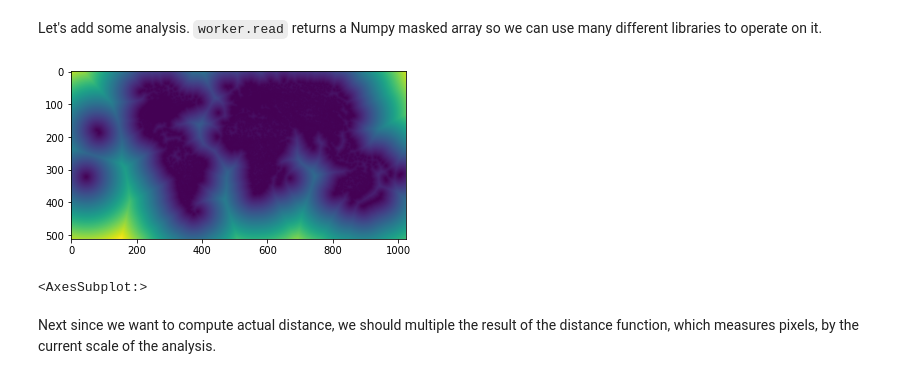
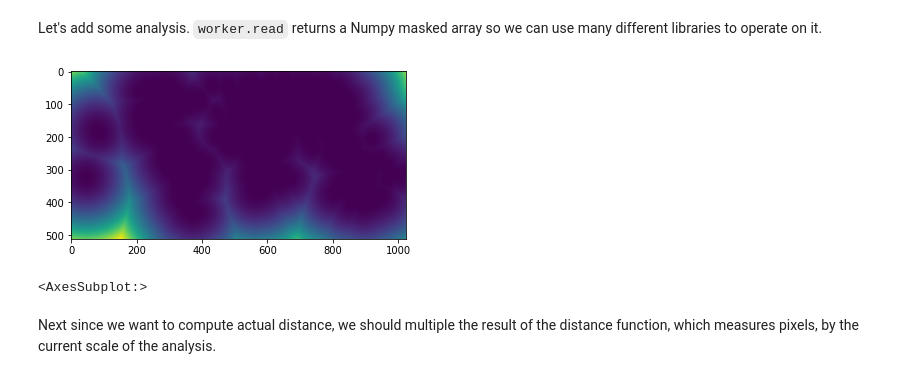
Before and after one commit to Vizzuality/cog_worker, a Jupyter notebook: sphinx_docs/source/examples/2. tutorial.ipynb, the cells around one changed output. Saved outputs shown, nothing was run; the diff lists cells and outputs as text; code cells hidden in the pictures.

```diff
--- a/sphinx_docs/source/examples/2. tutorial.ipynb
+++ b/sphinx_docs/source/examples/2. tutorial.ipynb
@@ -20,7 +20,7 @@ First we'll define our output bounds, scale, and projection using a `cog_worker.
 # %%
 manager = Manager(
     proj = "+proj=moll",  # molleweide
-    scale = 1000,  # meters
+    scale = 10000,  # meters
     bounds = (-180, -90, 180, 90)
 )
 # %% [markdown]
@@ -50,21 +50,17 @@ Let's add some analysis. `worker.read` returns a Numpy masked array so we can us
 # %%
 # Run a fast squared euclidian distance transform on the roads raster
 
 def get_roads_dist(worker):
     roads = worker.read('roads_cog.tif')
 
     # compute squared distance from zeroed pixels
-    dist_2 = mahotas.distance(roads != 1)
-
-    # take the square-root to get euclidian distance
-    dist = np.sqrt(dist_2)
-
+    dist = mahotas.distance(roads != 1, 'euclidian')
     return dist
 
 arr, bbox = manager.preview(get_roads_dist)
 show(arr)
 # %% [output]
-[figure, old version]
+[figure, new version]
 <AxesSubplot:>
 # %% [markdown]
 Next since we want to compute actual distance, we should multiple the result of the distance function,
```
Also changed, not shown: parts of 2 cells of this notebook, 5 other files.
